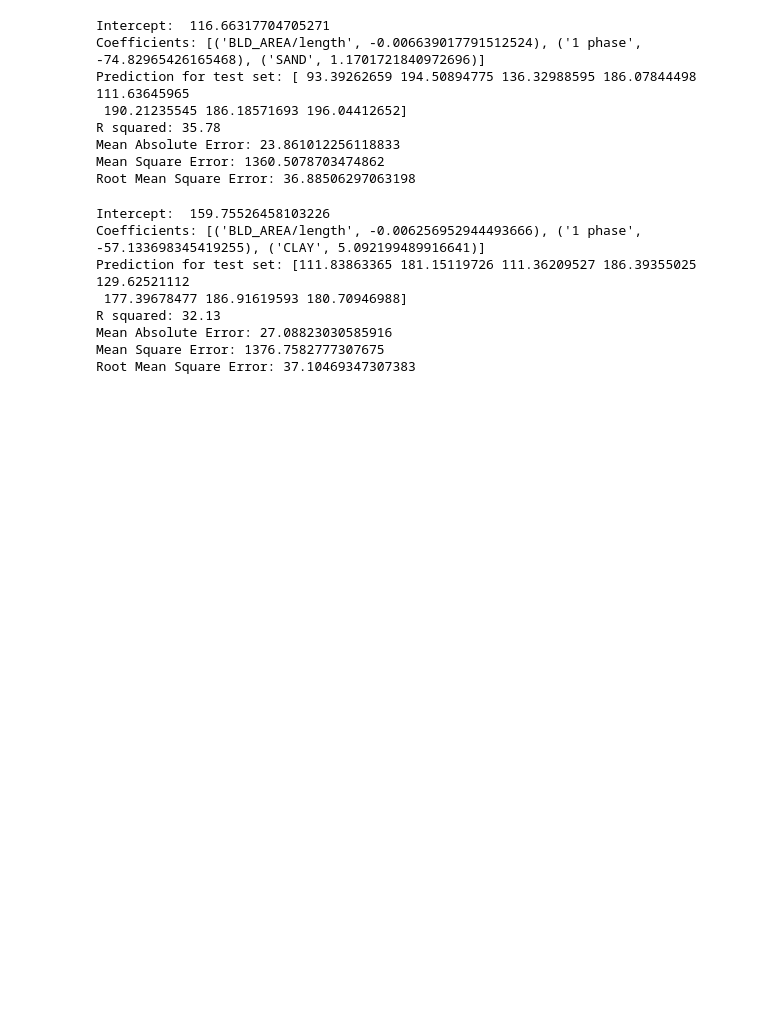
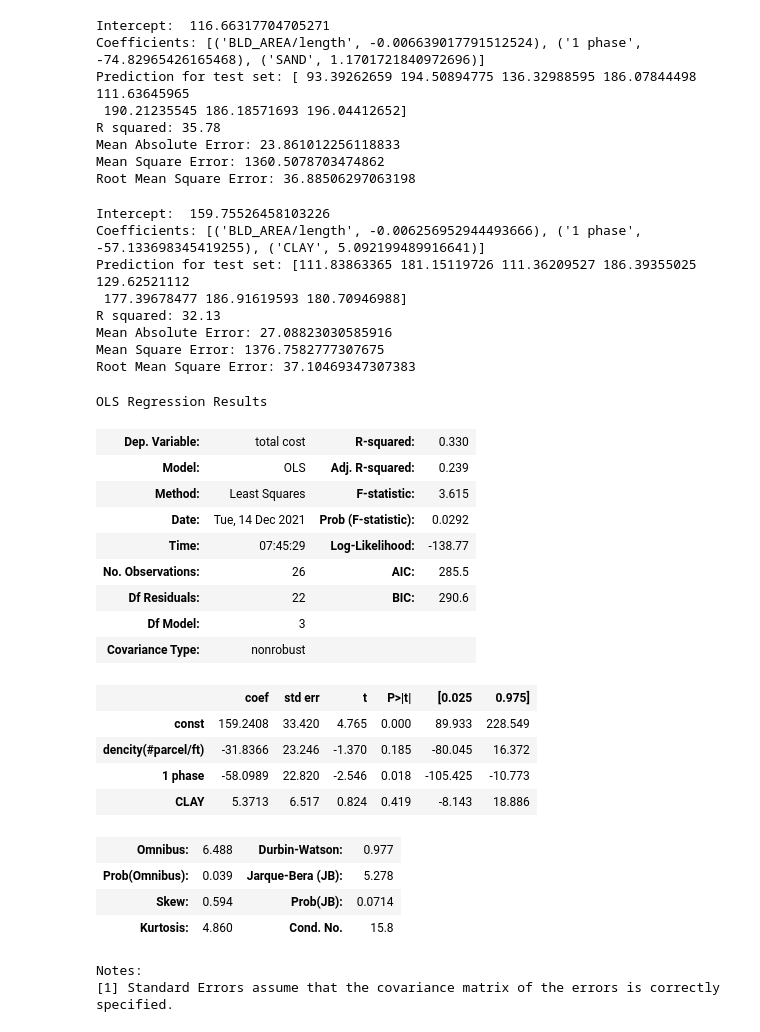
Before and after one commit to narslab/project-groundwork, a Jupyter notebook: bin/jupyter/Regression.ipynb, the cells around one changed output. Saved outputs shown, nothing was run; the diff lists cells and outputs as text; code cells hidden in the pictures; blank space fills up the shorter version.

Commit message:
add regression summary

```diff
--- a/bin/jupyter/Regression.ipynb
+++ b/bin/jupyter/Regression.ipynb
@@ -162,3 +165,31 @@ R squared: 32.13
 Mean Absolute Error: 27.08823030585916
 Mean Square Error: 1376.7582777307675
 Root Mean Square Error: 37.10469347307383
+# %%
+X=df_concord_variable[['dencity(#parcel/ft)','1 phase', 'CLAY']]
+y=df_concord_variable['total cost']
+X = sm.add_constant(X)
+est = sm.OLS(y, X).fit()
+est.summary()
+# %% [output]
+OLS Regression Results
+| Dep. Variable: | total cost | R-squared: | 0.330 |
+| Model: | OLS | Adj. R-squared: | 0.239 |
+| Method: | Least Squares | F-statistic: | 3.615 |
+| Date: | Tue, 14 Dec 2021 | Prob (F-statistic): | 0.0292 |
+| Time: | 07:45:29 | Log-Likelihood: | -138.77 |
+| No. Observations: | 26 | AIC: | 285.5 |
+| Df Residuals: | 22 | BIC: | 290.6 |
+| Df Model: | 3 |  |  |
+| Covariance Type: | nonrobust |  |  |
+|  | coef | std err | t | P>|t| | [0.025 | 0.975] |
+| const | 159.2408 | 33.420 | 4.765 | 0.000 | 89.933 | 228.549 |
+| dencity(#parcel/ft) | -31.8366 | 23.246 | -1.370 | 0.185 | -80.045 | 16.372 |
+| 1 phase | -58.0989 | 22.820 | -2.546 | 0.018 | -105.425 | -10.773 |
+| CLAY | 5.3713 | 6.517 | 0.824 | 0.419 | -8.143 | 18.886 |
+| Omnibus: | 6.488 | Durbin-Watson: | 0.977 |
+| Prob(Omnibus): | 0.039 | Jarque-Bera (JB): | 5.278 |
+| Skew: | 0.594 | Prob(JB): | 0.0714 |
+| Kurtosis: | 4.860 | Cond. No. | 15.8 |
+Notes:
+[1] Standard Errors assume that the covariance matrix of the errors is correctly specified.
```
Also changed, not shown: parts of 2 cells of this notebook.
